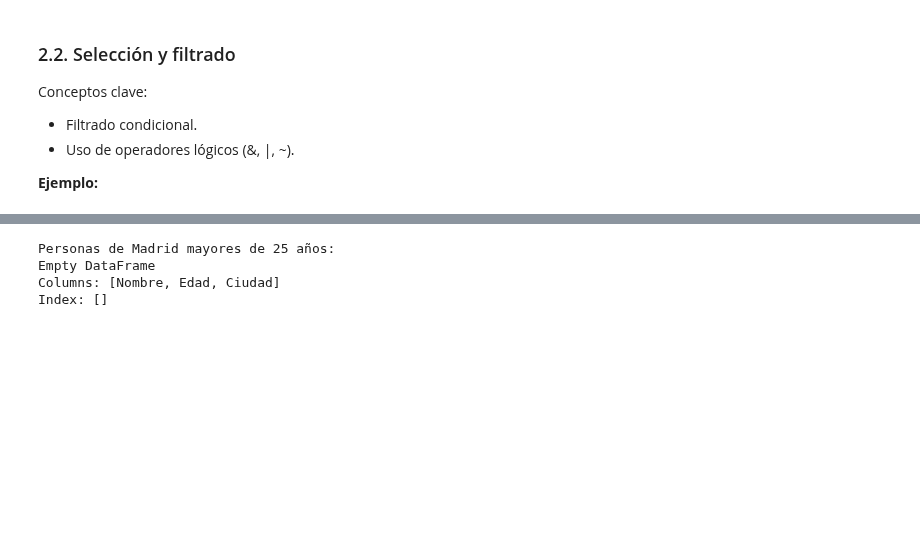
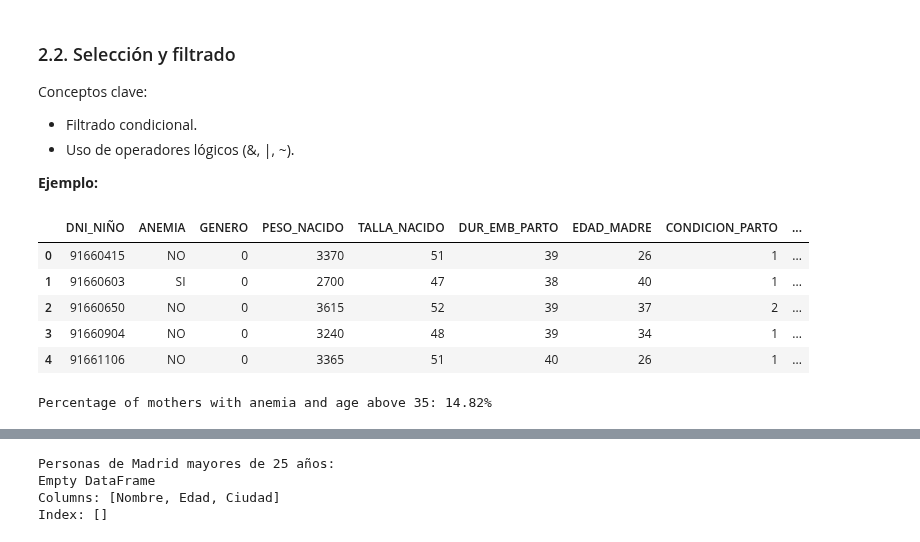
Before and after one commit to pipaber/Python-Programming101, a Jupyter notebook: 01_Introduccion_a_Python/07_Manipulación_de_Datos_con_Pandas.ipynb, the cells around one changed output, grey strips where cells are left out. Cells and saved outputs as stored; diff of their text form; code cells hidden in the pictures; blank space fills up the shorter version.

```diff
--- a/01_Introduccion_a_Python/07_Manipulación_de_Datos_con_Pandas.ipynb
+++ b/01_Introduccion_a_Python/07_Manipulación_de_Datos_con_Pandas.ipynb
@@ -247,5 +247,24 @@ Conceptos clave:
 - Uso de operadores lógicos (&, |, ~).
 
 **Ejemplo:**
+# %%
+df = pd.read_csv("/content/datos_v2.csv", encoding='latin-1', sep=";")
+df.head()
+# %% [output]
+|  | DNI_NIÑO | ANEMIA | GENERO | PESO_NACIDO | TALLA_NACIDO | DUR_EMB_PARTO | EDAD_MADRE | CONDICION_PARTO | ... |
+| 0 | 91660415 | NO | 0 | 3370 | 51 | 39 | 26 | 1 | ... |
+| 1 | 91660603 | SI | 0 | 2700 | 47 | 38 | 40 | 1 | ... |
+| 2 | 91660650 | NO | 0 | 3615 | 52 | 39 | 37 | 2 | ... |
+| 3 | 91660904 | NO | 0 | 3240 | 48 | 39 | 34 | 1 | ... |
+| 4 | 91661106 | NO | 0 | 3365 | 51 | 40 | 26 | 1 | ... |
+# %%
+anemia_above_35 = df[(df['ANEMIA'] == "SI") & (df['EDAD_MADRE'] > 35)]
+total_above_35 = df.copy()
+
+percentage_anemia_above_35 = (len(anemia_above_35) / len(total_above_35)) * 100
+
+print(f"Percentage of mothers with anemia and age above 35: {percentage_anemia_above_35:.2f}%")
+# %% [output]
+Percentage of mothers with anemia and age above 35: 14.82%
 # %%
 # Filtrar por condición
```
Also changed, not shown: parts of 1 cell of this notebook.
